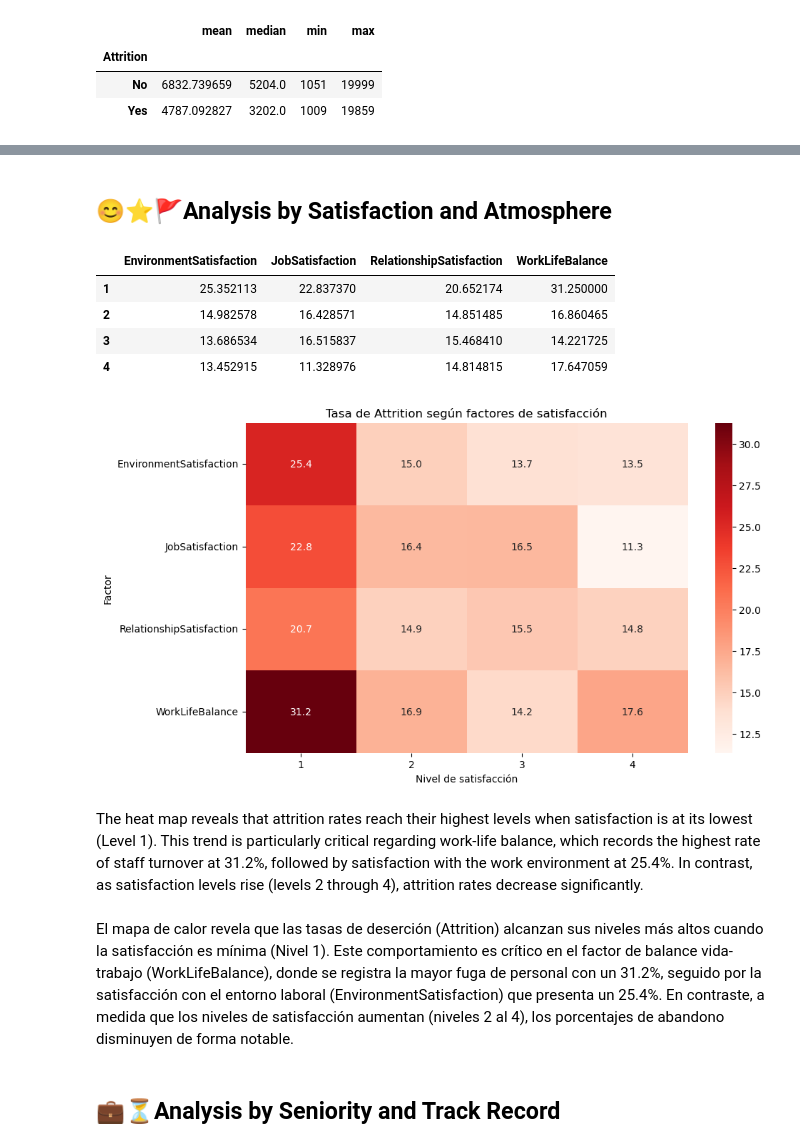
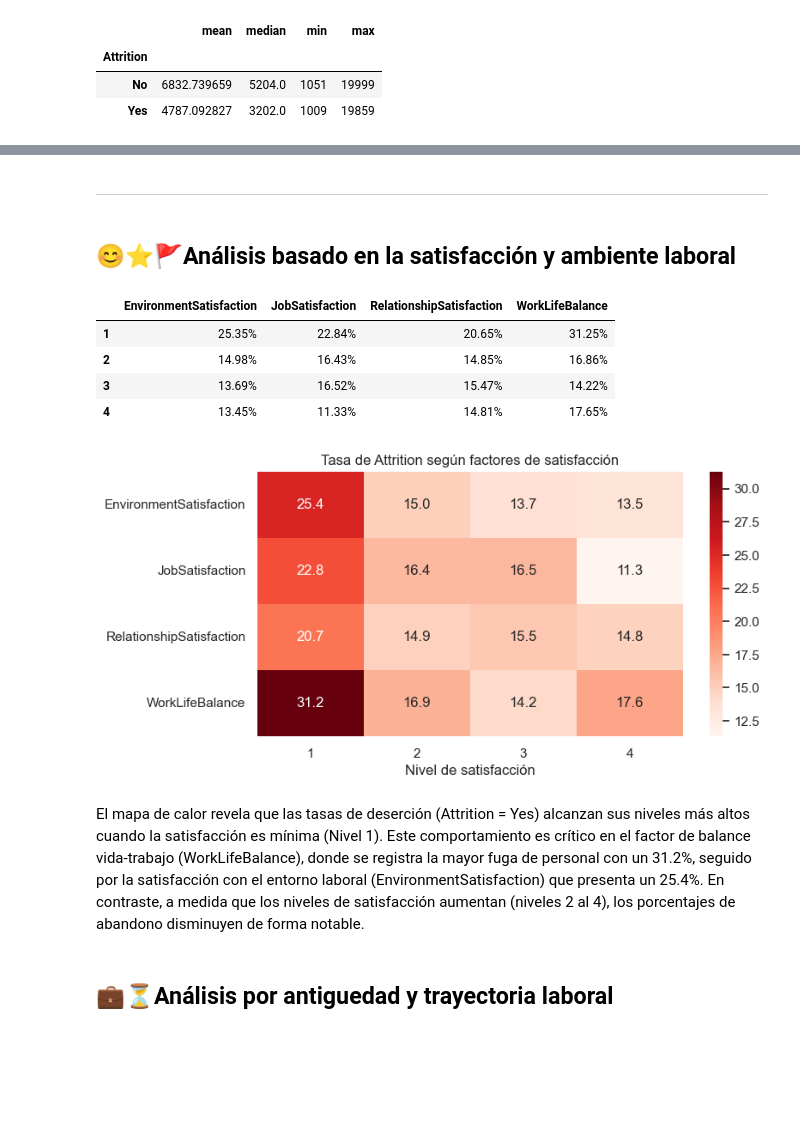
Before and after one commit to mcastillogomes88-del/Staff_Turnover_HR, a Jupyter notebook: EDA_Staff_turnover_HR_1.ipynb, the cells around one changed output, grey strips where cells are left out. Drawn from its saved outputs; the diff is of its cells as text; code cells hidden in the pictures; blank space fills up the shorter version.

Commit message:
Modificaciones al análisis

```diff
--- a/EDA_Staff_turnover_HR_1.ipynb
+++ b/EDA_Staff_turnover_HR_1.ipynb
@@ -252,0 +266,6 @@ The "Monthly Rate" indicator is defined as the total monthly cost each employee
+# %%
+df['MonthlyIncomeGroup'] = pd.cut(
+    df['MonthlyIncome'],
+    bins=[1000, 5000, 9000, 14000, 20000],
+    labels=['Salario Base', 'Salario Medio', 'Salario Profesional', 'Salario Ejecutivo']
+)
@@ -253,6 +281,9 @@ The "Monthly Rate" indicator is defined as the total monthly cost each employee
+# %% [markdown]
+*******************************************
 # %% [markdown]
-## 😊⭐🚩**Analysis by Satisfaction and Atmosphere**
+## 😊⭐🚩**Análisis basado en la satisfacción y ambiente laboral**
 # %%
+# Tabla de porcentage relativo de personas que desertaron, por clasificación de cada variable de satisfacción.
 satisfaction_vars = [
     'EnvironmentSatisfaction',
     'JobSatisfaction',
@@ -266,37 +297,34 @@ for col in satisfaction_vars:
     results[col] = (df.groupby(col)['Attrition'].apply(lambda x: (x == 'Yes').mean() * 100))
 
 df_satisfaction = pd.DataFrame(results)
-
-df_satisfaction
+df_satisfaction.style.format("{:.2f}%")
 # %% [output]
 |  | EnvironmentSatisfaction | JobSatisfaction | RelationshipSatisfaction | WorkLifeBalance |
-| 1 | 25.352113 | 22.837370 | 20.652174 | 31.250000 |
-| 2 | 14.982578 | 16.428571 | 14.851485 | 16.860465 |
-| 3 | 13.686534 | 16.515837 | 15.468410 | 14.221725 |
-| 4 | 13.452915 | 11.328976 | 14.814815 | 17.647059 |
+| 1 | 25.35% | 22.84% | 20.65% | 31.25% |
+| 2 | 14.98% | 16.43% | 14.85% | 16.86% |
+| 3 | 13.69% | 16.52% | 15.47% | 14.22% |
+| 4 | 13.45% | 11.33% | 14.81% | 17.65% |
 # %%
-plt.figure(figsize=(10,6))
+plt.figure(figsize=(8,4))
 
 sns.heatmap(
     df_satisfaction.T,
     annot=True,
     fmt='.1f',
     cmap='Reds'
 )
 
 plt.title('Tasa de Attrition según factores de satisfacción')
 plt.xlabel('Nivel de satisfacción')
-plt.ylabel('Factor')
+#plt.ylabel('Factor')
 
 plt.show()
 # %% [output]
-[figure, old version]
+[figure, new version]
-# %% [markdown]
-The heat map reveals that attrition rates reach their highest levels when satisfaction is at its lowest (Level 1). This trend is particularly critical regarding work-life balance, which records the highest rate of staff turnover at 31.2%, followed by satisfaction with the work environment at 25.4%. In contrast, as satisfaction levels rise (levels 2 through 4), attrition rates decrease significantly.
 # %% [markdown]
-El mapa de calor revela que las tasas de deserción (Attrition) alcanzan sus niveles más altos cuando la satisfacción es mínima (Nivel 1). Este comportamiento es crítico en el factor de balance vida-trabajo (WorkLifeBalance), donde se registra la mayor fuga de personal con un 31.2%, seguido por la satisfacción con el entorno laboral (EnvironmentSatisfaction) que presenta un 25.4%. En contraste, a medida que los niveles de satisfacción aumentan (niveles 2 al 4), los porcentajes de abandono disminuyen de forma notable.
+El mapa de calor revela que las tasas de deserción (Attrition = Yes) alcanzan sus niveles más altos cuando la satisfacción es mínima (Nivel 1). Este comportamiento es crítico en el factor de balance vida-trabajo (WorkLifeBalance), donde se registra la mayor fuga de personal con un 31.2%, seguido por la satisfacción con el entorno laboral (EnvironmentSatisfaction) que presenta un 25.4%. En contraste, a medida que los niveles de satisfacción aumentan (niveles 2 al 4), los porcentajes de abandono disminuyen de forma notable.
 # %% [markdown]
-## 💼⏳**Analysis by Seniority and Track Record**
+## 💼⏳**Análisis por antiguedad y trayectoria laboral**
 # %% [markdown]
 * Total Working Years
 * Years At Company
```
Also changed, not shown: parts of 95 cells of this notebook, 11 other files.
